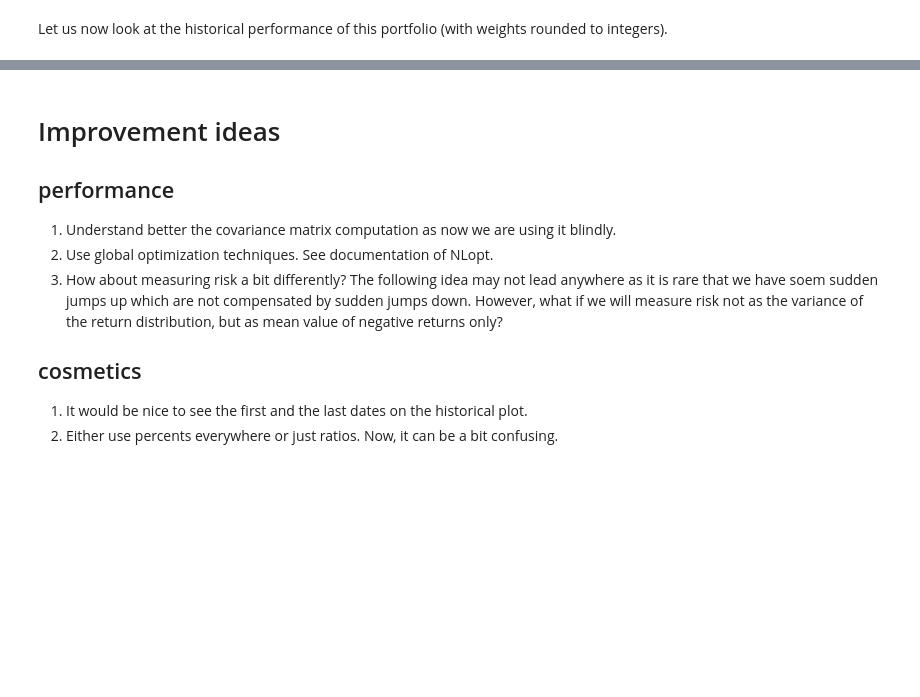
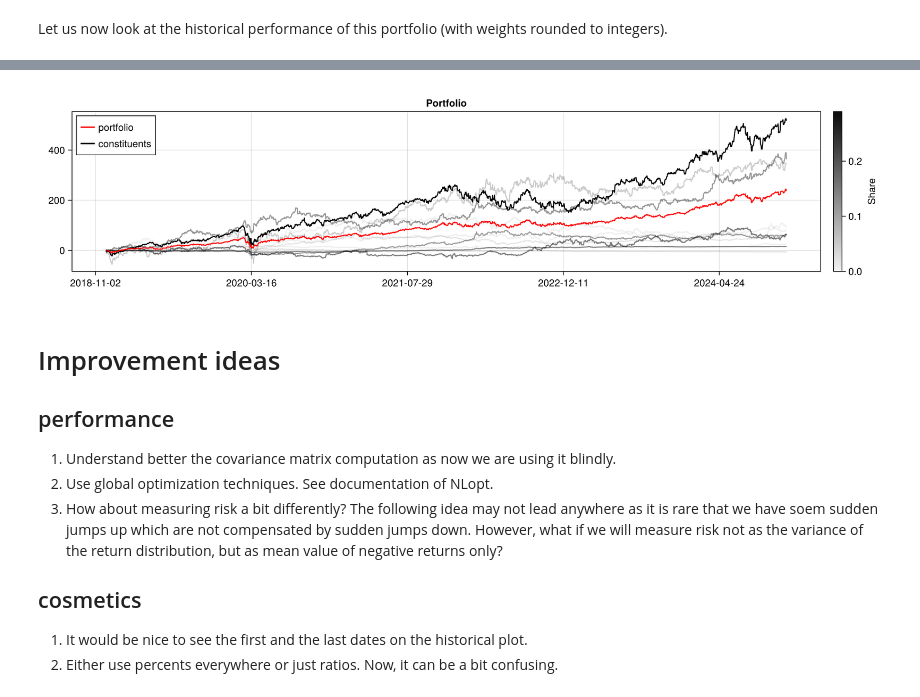
Before and after one commit to ebelnikola/portfolio, a Jupyter notebook: portfolio.ipynb, the cells around one changed output, grey strips where cells are left out. Saved outputs shown, nothing was run; the diff lists cells and outputs as text; code cells hidden in the pictures; blank space fills up the shorter version.

```diff
--- a/portfolio.ipynb
+++ b/portfolio.ipynb
@@ -445,3 +448,35 @@ fig
+# %%
+w_opt_round=round.(w_opt; digits=2);
+share_color=(w_opt_round.-findmin(w_opt_round)[1])./(findmax(w_opt_round)[1]-findmin(w_opt_round)[1])
+
+DC_acc_cr_nrm=dropmissing(DC_acc_cr)
+mapcols!(x->x.-x[1].+100,DC_acc_cr_nrm; cols=Not("date"))
+
+portfolio_value=sum(Matrix(reshape(w_opt_round,1,length(w_opt_round)).*DC_acc_cr_nrm[!,Not("date")]); dims=2)[:]
+
+fig=Figure(;size=(1200,300))
+ax=Axis(fig[1,1], title="Portfolio")
+
+# Plot constituents first
+constituent_line = nothing
+for tk in names(DC_acc_cr_nrm)[2:end][w_opt_round.>1e-10]
+    tk_ind=findfirst(x->x==tk,names(DC_acc_cr_nrm)[2:end])
+    constituent_line = lines!(ax,DC_acc_cr_nrm[!,"date"], DC_acc_cr_nrm[!,tk].-100; color=(:black,share_color[tk_ind]))
+end
+
+# Plot portfolio
+portfolio_line = lines!(ax,DC_acc_cr_nrm[!,"date"], portfolio_value.-100; color=:red)
+
+# Add legend with explicit colors
+axislegend(ax, [LineElement(linewidth=2, color=:red), LineElement(linewidth=2, color=:black)], ["portfolio", "constituents"], position=:lt)
+
+# Add colorbar for shares
+cbar = Colorbar(fig[1, 2], limits=(minimum(w_opt_round), maximum(w_opt_round)),
+                colormap=Reverse(:grays), label="Share")
+
+fig
+# %% [output]
+[figure, added]
 # %% [markdown]
 # Improvement ideas
 
```
Also changed, not shown: parts of 3 cells of this notebook.
